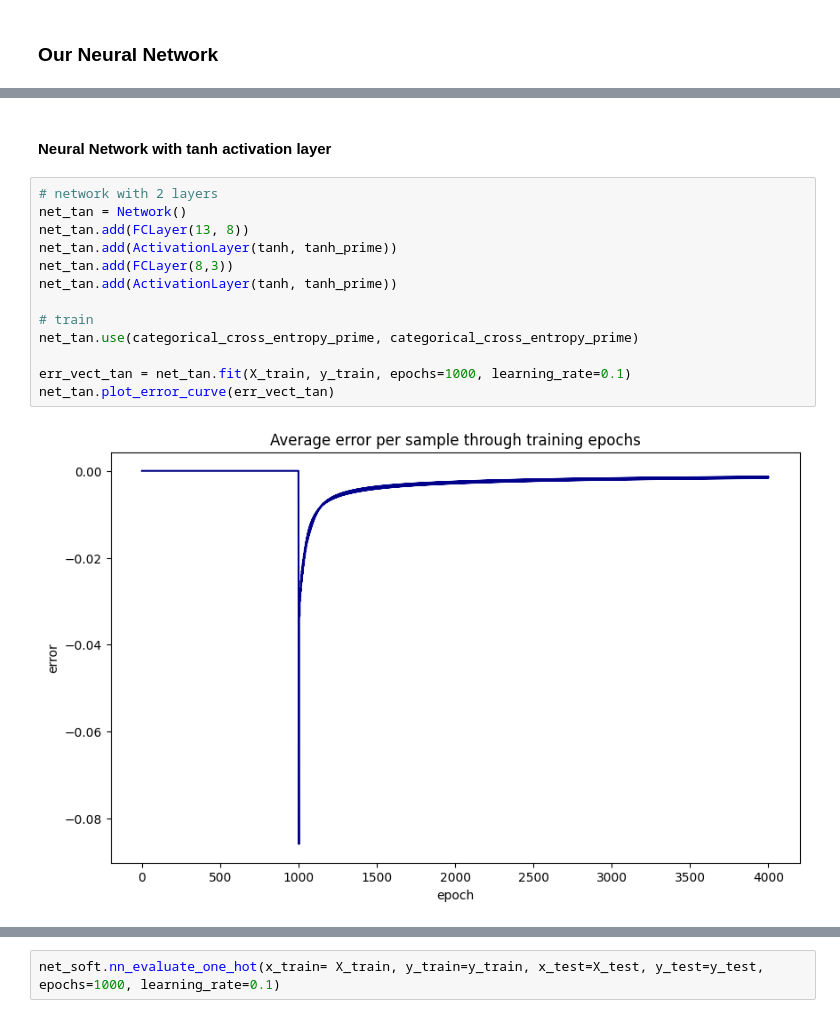
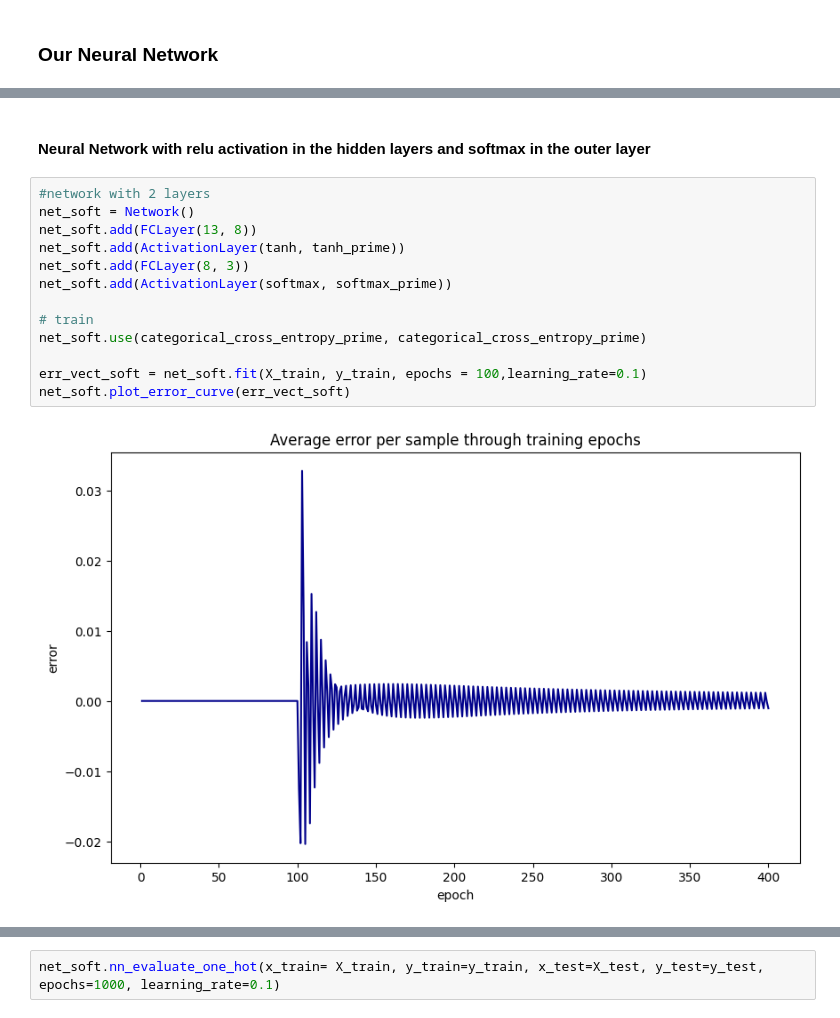
Before and after one commit to nadiaverdha/MachineLearningEx2, a Jupyter notebook: Ex2_wine.ipynb, the cells around one changed output, grey strips where cells are left out. Cells and saved outputs as stored; diff of their text form.

```diff
--- a/Ex2_wine.ipynb
+++ b/Ex2_wine.ipynb
@@ -120,17 +171,17 @@ from neuralnetwork import sigmoid,sigmoid_prime,tanh,tanh_prime,categorical_cros
 # %% [markdown]
-#### Neural Network with tanh activation layer
+#### Neural Network with relu activation in the hidden layers and softmax  in the outer layer
 # %%
-# network with 2 layers
-net_tan = Network()
-net_tan.add(FCLayer(13, 8))
-net_tan.add(ActivationLayer(tanh, tanh_prime))
-net_tan.add(FCLayer(8,3))
-net_tan.add(ActivationLayer(tanh, tanh_prime))
+#network with 2 layers
+net_soft = Network()
+net_soft.add(FCLayer(13, 8))
+net_soft.add(ActivationLayer(tanh, tanh_prime))
+net_soft.add(FCLayer(8, 3))
+net_soft.add(ActivationLayer(softmax, softmax_prime))
 
 # train
-net_tan.use(categorical_cross_entropy_prime, categorical_cross_entropy_prime)
+net_soft.use(categorical_cross_entropy_prime, categorical_cross_entropy_prime)
 
-err_vect_tan = net_tan.fit(X_train, y_train, epochs=1000, learning_rate=0.1)
-net_tan.plot_error_curve(err_vect_tan)
+err_vect_soft = net_soft.fit(X_train, y_train, epochs = 100,learning_rate=0.1)
+net_soft.plot_error_curve(err_vect_soft)
 # %% [output]
-[figure, old version]
+[figure, new version]
```
Also changed, not shown: parts of 20 cells of this notebook.
